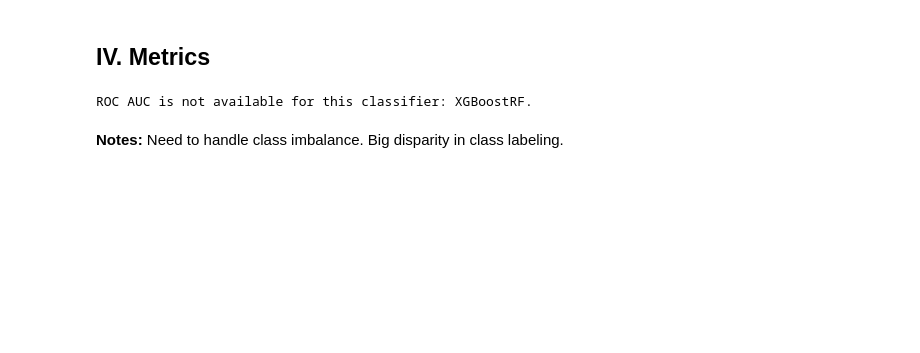
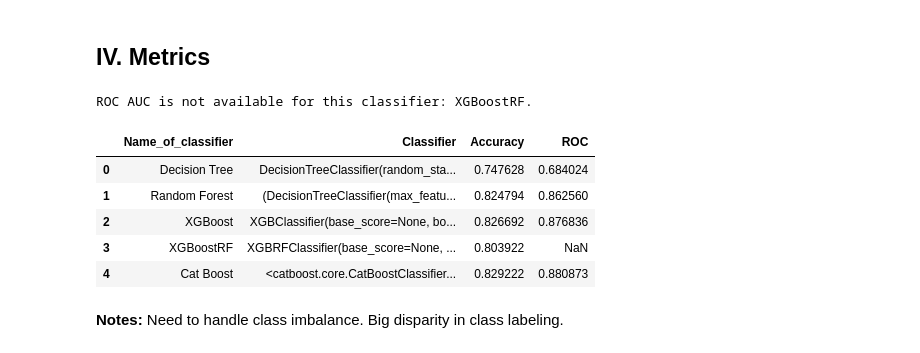
Before and after one commit to iamklacs97/kaggle, a Jupyter notebook: playgrounds2e26.ipynb, the cells around one changed output. Cells and saved outputs as stored; diff of their text form; code cells hidden in the pictures; blank space fills up the shorter version.

```diff
--- a/playgrounds2e26.ipynb
+++ b/playgrounds2e26.ipynb
@@ -263,6 +263,11 @@ Shrink model to first 135 iterations.
 # --- Creating a class to complete metrics
 from sklearn.metrics import accuracy_score, balanced_accuracy_score, confusion_matrix, ConfusionMatrixDisplay, classification_report, roc_auc_score
 class Metric:
+
+    name_list = []
+    classifier_list = []
+    accuracy_list = []
+    roc_list = []
 
     def __init__(self, name_of_classifier, classifier, y_pred, y_pred_prob):
         self.name = name_of_classifier
@@ -292,6 +297,35 @@ class Metric:
         print(classification_report(y_test,self.y_pred))
         print('*'*75,'\n')
         print(f'Accuracy: {self.acc}\nBalanced Accuracy: {self.bal_acc}')
+
+#     def append_metrics(self):
+#         self.name_list.append(self.name)
+#         self.classifier_list.append(self.classifier)
+#         self.accuracy_list.append(self.acc)
+#         self.roc_list.append(self.roc)
+    '''
+    Function: Appends to the Metric class variables.
+    '''
+    def append_metrics(self):
+        Metric.name_list.append(self.name)
+        Metric.classifier_list.append(self.classifier)
+        Metric.accuracy_list.append(self.acc)
+        Metric.roc_list.append(self.roc)
+    '''
+    Function: Clears the Metric class variables.
+    '''
+    def clear_metrics():
+        Metric.name_list.clear()
+        Metric.classifier_list.clear()
+        Metric.accuracy_list.clear()
+        Metric.roc_list.clear()
+
+    def create_dataframe():
+        df_dict = {'Name_of_classifier': Metric.name_list,
+                  'Classifier': Metric.classifier_list,
+                  'Accuracy': Metric.accuracy_list,
+                  'ROC': Metric.roc_list}
+        return pd.DataFrame(df_dict)
 # %%
 # --- Initializing metrics on classifiers
 decision_tree = Metric('Decision Tree', y_pred = y_dt_pred, y_pred_prob = y_dt_prob_pred, classifier = dt_sk)
@@ -304,2 +345,13 @@ ROC AUC is not available for this classifier: XGBoostRF.
+# %%
+output_metric = Metric.create_dataframe()
+# %%
+output_metric
+# %% [output]
+|  | Name_of_classifier | Classifier | Accuracy | ROC |
+| 0 | Decision Tree | DecisionTreeClassifier(random_sta... | 0.747628 | 0.684024 |
+| 1 | Random Forest | (DecisionTreeClassifier(max_featu... | 0.824794 | 0.862560 |
+| 2 | XGBoost | XGBClassifier(base_score=None, bo... | 0.826692 | 0.876836 |
+| 3 | XGBoostRF | XGBRFClassifier(base_score=None, ... | 0.803922 | NaN |
+| 4 | Cat Boost | <catboost.core.CatBoostClassifier... | 0.829222 | 0.880873 |
 # %% [markdown]
 **Notes:** Need to handle class imbalance. Big disparity in class labeling.
```
Also changed, not shown: parts of 2 cells of this notebook.
